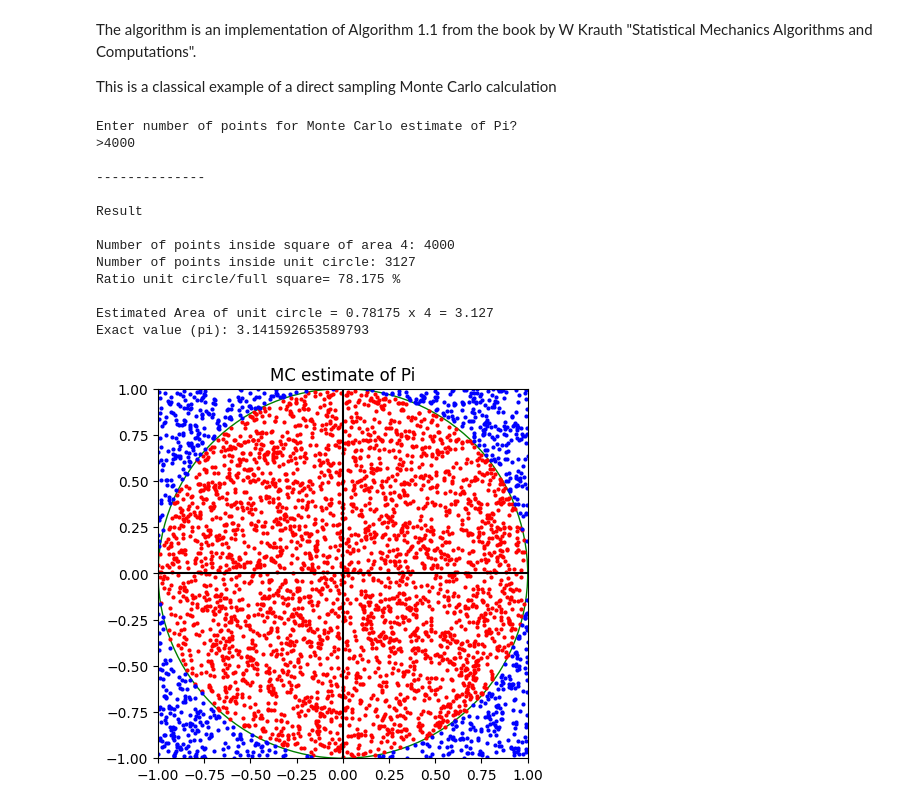
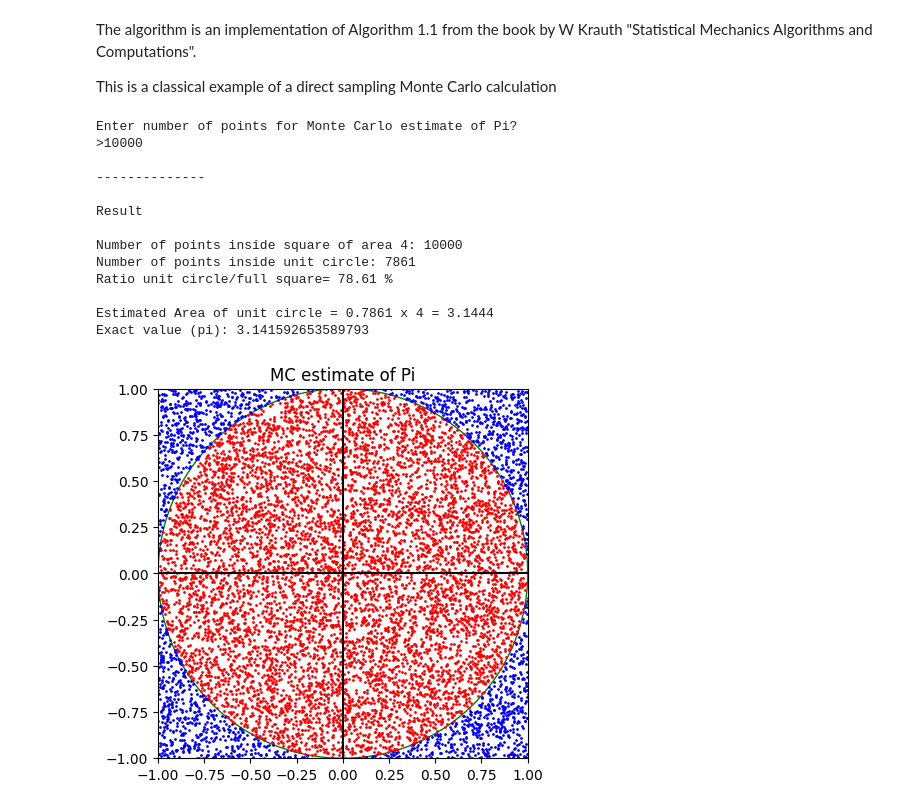
Before and after one commit to jfaraudo/MonteCarlo-example, a Jupyter notebook: Monte_Carlo_Pi.ipynb, the cells around one changed output. Drawn from its saved outputs; the diff is of its cells as text; code cells hidden in the pictures.

```diff
--- a/Monte_Carlo_Pi.ipynb
+++ b/Monte_Carlo_Pi.ipynb
@@ -73,39 +73,39 @@ print('Exact value (pi):', np.pi)
 #Plot
 
 #create plot with the data and title
-plt.plot(xc,yc,'ro',markersize=2.0)
-plt.plot(xs,ys,'bo',markersize=2.0)
+plt.plot(xc,yc,'ro',markersize=1.0)
+plt.plot(xs,ys,'bo',markersize=1.0)
 plt.title('MC estimate of Pi')
 
 #Create axis with equal aspect ratio in both axis
 ax = plt.gca()
 ax.set_aspect('equal', 'box')
 
 #Set axis limits
 ax.set_xlim((-1, 1))
 ax.set_ylim((-1, 1))
 
 #Add a circle
 circle_plot = plt.Circle( ( 0, 0 ), 1, color='green', linewidth=1.0, fill=False)
 ax.add_artist(circle_plot)
 
 #add black lines to show the different quadrants
 plt.axhline(0, color='black')
 plt.axvline(0, color='black')
 #Show plot in screen
 plt.show()
 # %% [output]
 Enter number of points for Monte Carlo estimate of Pi?
->4000
+>10000
 
 --------------
 
 Result
 
-Number of points inside square of area 4: 4000
-Number of points inside unit circle: 3127
-Ratio unit circle/full square= 78.175 %
+Number of points inside square of area 4: 10000
+Number of points inside unit circle: 7861
+Ratio unit circle/full square= 78.61 %
 
-Estimated Area of unit circle = 0.78175 x 4 = 3.127
+Estimated Area of unit circle = 0.7861 x 4 = 3.1444
 Exact value (pi): 3.141592653589793
-[figure, old version]
+[figure, new version]
```
